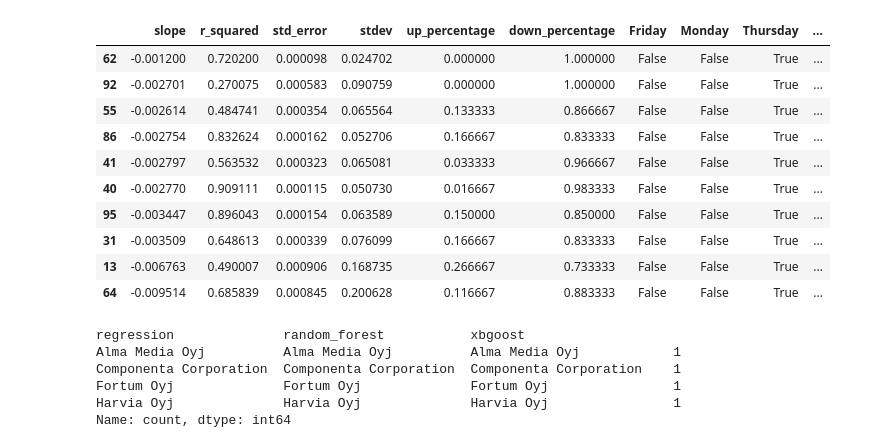
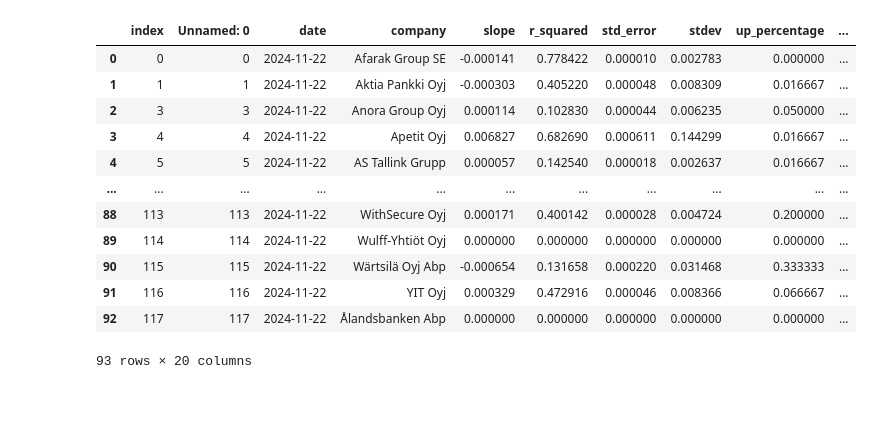
Before and after one commit to setuukka/Helsinki_stock_predict, a Jupyter notebook: predict_test.ipynb, the cells around one changed output. Drawn from its saved outputs; the diff is of its cells as text; code cells hidden in the pictures; blank space fills up the shorter version.

```diff
--- a/predict_test.ipynb
+++ b/predict_test.ipynb
@@ -84,12 +100,6 @@ with open('xgboost_model.pkl', 'rb') as f:
     xgb_model = pickle.load(f)
 # %%
 #Making prediction
-reg_predictions = reg_model.predict(single_measures_df)
-rf_predictions = rf_model.predict(single_measures_df)
-xgboost_predictions = xgb_model.predict(single_measures_df)
+reg_predictions = reg_model.predict(df_to_predict)
+rf_predictions = rf_model.predict(df_to_predict)
+xgboost_predictions = xgb_model.predict(df_to_predict)
-# %%
-single_measures_df = single_measures_df.copy()
-single_measures_df.loc[:, 'reg_predictions'] = reg_predictions
-single_measures_df.loc[:, 'rf_predictions'] = rf_predictions
-single_measures_df.loc[:, 'xgboost_predictions'] = xgboost_predictions
-single_measures_df.loc[:, 'company'] = company
@@ -126,15 +106,21 @@ single_measures_df.sort_values(by=['reg_predictions'], ascending = False).head(1
-# %%
-single_measures_df.sort_values(by=['reg_predictions'], ascending = False).tail(10)
-# %% [output]
-|  | slope | r_squared | std_error | stdev | up_percentage | down_percentage | Friday | Monday | Thursday | ... |
-| 62 | -0.001200 | 0.720200 | 0.000098 | 0.024702 | 0.000000 | 1.000000 | False | False | True | ... |
-| 92 | -0.002701 | 0.270075 | 0.000583 | 0.090759 | 0.000000 | 1.000000 | False | False | True | ... |
-| 55 | -0.002614 | 0.484741 | 0.000354 | 0.065564 | 0.133333 | 0.866667 | False | False | True | ... |
-| 86 | -0.002754 | 0.832624 | 0.000162 | 0.052706 | 0.166667 | 0.833333 | False | False | True | ... |
-| 41 | -0.002797 | 0.563532 | 0.000323 | 0.065081 | 0.033333 | 0.966667 | False | False | True | ... |
-| 40 | -0.002770 | 0.909111 | 0.000115 | 0.050730 | 0.016667 | 0.983333 | False | False | True | ... |
-| 95 | -0.003447 | 0.896043 | 0.000154 | 0.063589 | 0.150000 | 0.850000 | False | False | True | ... |
-| 31 | -0.003509 | 0.648613 | 0.000339 | 0.076099 | 0.166667 | 0.833333 | False | False | True | ... |
-| 13 | -0.006763 | 0.490007 | 0.000906 | 0.168735 | 0.266667 | 0.733333 | False | False | True | ... |
-| 64 | -0.009514 | 0.685839 | 0.000845 | 0.200628 | 0.116667 | 0.883333 | False | False | True | ... |
+# %%
+results_df = single_measures_df.copy()
+results_df['Regression Prediction'] = reg_predictions
+results_df['Random Forest Prediction'] = rf_predictions
+results_df['XGBoost Prediction'] = xgboost_predictions
+results_df
+# %% [output]
+|  | index | Unnamed: 0 | date | company | slope | r_squared | std_error | stdev | up_percentage | ... |
+| 0 | 0 | 0 | 2024-11-22 | Afarak Group SE | -0.000141 | 0.778422 | 0.000010 | 0.002783 | 0.000000 | ... |
+| 1 | 1 | 1 | 2024-11-22 | Aktia Pankki Oyj | -0.000303 | 0.405220 | 0.000048 | 0.008309 | 0.016667 | ... |
+| 2 | 3 | 3 | 2024-11-22 | Anora Group Oyj | 0.000114 | 0.102830 | 0.000044 | 0.006235 | 0.050000 | ... |
+| 3 | 4 | 4 | 2024-11-22 | Apetit Oyj | 0.006827 | 0.682690 | 0.000611 | 0.144299 | 0.016667 | ... |
+| 4 | 5 | 5 | 2024-11-22 | AS Tallink Grupp | 0.000057 | 0.142540 | 0.000018 | 0.002637 | 0.016667 | ... |
+| ... | ... | ... | ... | ... | ... | ... | ... | ... | ... | ... |
+| 88 | 113 | 113 | 2024-11-22 | WithSecure Oyj | 0.000171 | 0.400142 | 0.000028 | 0.004724 | 0.200000 | ... |
+| 89 | 114 | 114 | 2024-11-22 | Wulff-Yhtiöt Oyj | 0.000000 | 0.000000 | 0.000000 | 0.000000 | 0.000000 | ... |
+| 90 | 115 | 115 | 2024-11-22 | Wärtsilä Oyj Abp | -0.000654 | 0.131658 | 0.000220 | 0.031468 | 0.333333 | ... |
+| 91 | 116 | 116 | 2024-11-22 | YIT Oyj | 0.000329 | 0.472916 | 0.000046 | 0.008366 | 0.066667 | ... |
+| 92 | 117 | 117 | 2024-11-22 | Ålandsbanken Abp | 0.000000 | 0.000000 | 0.000000 | 0.000000 | 0.000000 | ... |
+93 rows × 20 columns
 # %%
@@ -150,12 +136,3 @@ tops = pd.DataFrame([top10_reg['company'], top10_rf['company'], top10_xgb['compa
 tops.columns = ['regression','random_forest','xbgoost']
 bottoms = pd.DataFrame([bottom10_reg['company'], bottom10_rf['company'], bottom10_xgb['company']]).transpose()
 bottoms.columns = ['regression','random_forest','xbgoost']
-# %%
-tops.value_counts()
-# %% [output]
-regression              random_forest           xbgoost
-Alma Media Oyj          Alma Media Oyj          Alma Media Oyj            1
-Componenta Corporation  Componenta Corporation  Componenta Corporation    1
-Fortum Oyj              Fortum Oyj              Fortum Oyj                1
-Harvia Oyj              Harvia Oyj              Harvia Oyj                1
-Name: count, dtype: int64
```
Also changed, not shown: parts of 31 cells of this notebook, 4 other files.
